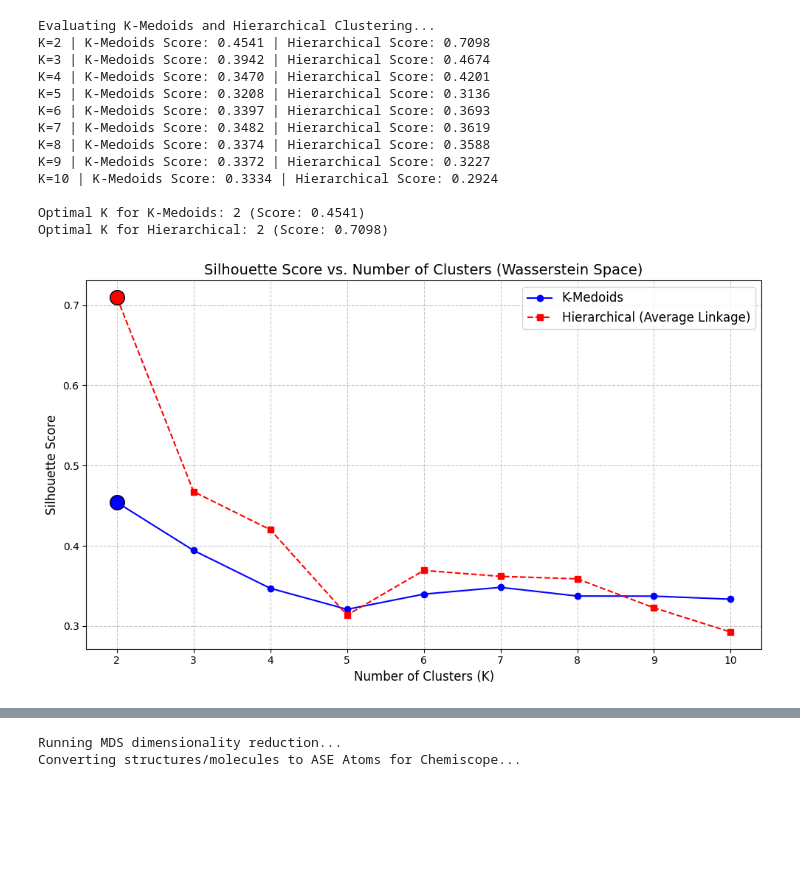
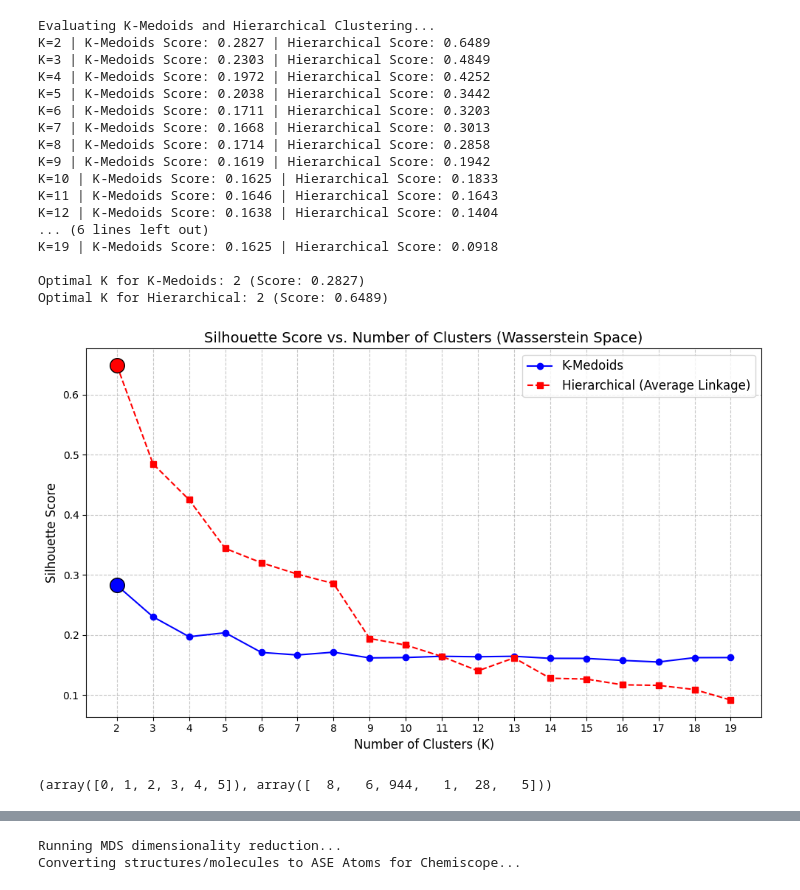
Before and after one commit to karlfindhansen/Non-Euclidean-Distances-in-Molecular-Representation, a Jupyter notebook: notebooks/QM9/evaluation/non_euclidean/wasserstein/eval_wasserstein.ipynb, the cells around one changed output, grey strips where cells are left out. Cells and saved outputs as stored; diff of their text form; code cells hidden in the pictures; blank space fills up the shorter version.

Commit message:
feat: generated clustering for all different combintations of methods

```diff
--- a/notebooks/QM9/evaluation/non_euclidean/wasserstein/eval_wasserstein.ipynb
+++ b/notebooks/QM9/evaluation/non_euclidean/wasserstein/eval_wasserstein.ipynb
@@ -21,9 +21,9 @@ from src.non_euclidean import Wasserstein
 from scripts.materials_project.euclidean_evaluation_pipeline import build_invariant_matrix, build_universal_matrix
 from src.helper_functions import create_chemiscope_viewer
 # %%
-qm9 = QM9Dataset(limit=1000, sampling_strategy="stratified", stratify_by=["num_atoms", "gap"])
+qm9 = QM9Dataset(limit=2500, sampling_strategy="stratified", stratify_by=["num_atoms", "gap"])
 df = qm9.load()
-frames = qm9.get_positions(invariant=False)
+frames = qm9.get_molecules(invariant=False)
 mol_ids = [frame.info['mol_id'] for frame in frames]
 df = df.filter(pl.col("mol_id").is_in(mol_ids))
 # %% [output]
@@ -43,4 +39,4 @@ df = df.filter(pl.col("mol_id").is_in(mol_ids))
 # %%
 wasserstein = Wasserstein()
-distance_matrix = wasserstein.distance_matrix(frames)
+distance_matrix = wasserstein.distance_matrix(frames, feature_type='invariant')
 # %% [output]
@@ -57,7 +53,7 @@ from sklearn.metrics import silhouette_score
 # distance_matrix = wasserstein.distance_matrix(frames)
 
 # Define the range of clusters you want to test (e.g., from 2 to 10)
-k_values = range(2, 11)
+k_values = range(2, 20)
 
 kmedoids_scores = []
 hierarchical_scores = []
@@ -84,47 +80,54 @@ for k in k_values:
 
 # Find the best K for each algorithm
 best_k_kmedoids = k_values[np.argmax(kmedoids_scores)]
 best_k_hierarchical = k_values[np.argmax(hierarchical_scores)]
 
 print(f"\nOptimal K for K-Medoids: {best_k_kmedoids} (Score: {max(kmedoids_scores):.4f})")
 print(f"Optimal K for Hierarchical: {best_k_hierarchical} (Score: {max(hierarchical_scores):.4f})")
 
 # --- Plot the Results ---
 plt.figure(figsize=(10, 6))
 
 plt.plot(k_values, kmedoids_scores, marker='o', linestyle='-', color='b', label='K-Medoids')
 plt.plot(k_values, hierarchical_scores, marker='s', linestyle='--', color='r', label='Hierarchical (Average Linkage)')
 
 # Mark the best points on the plot
 plt.scatter(best_k_kmedoids, max(kmedoids_scores), color='b', s=200, edgecolors='black', zorder=5)
 plt.scatter(best_k_hierarchical, max(hierarchical_scores), color='r', s=200, edgecolors='black', zorder=5)
 
 plt.title('Silhouette Score vs. Number of Clusters (Wasserstein Space)', fontsize=14)
 plt.xlabel('Number of Clusters (K)', fontsize=12)
 plt.ylabel('Silhouette Score', fontsize=12)
 plt.xticks(k_values)
 plt.legend(fontsize=12)
 plt.grid(True, linestyle='--', alpha=0.7)
 plt.tight_layout()
 
 plt.show()
 # %% [output]
 Evaluating K-Medoids and Hierarchical Clustering...
-K=2 | K-Medoids Score: 0.4541 | Hierarchical Score: 0.7098
-K=3 | K-Medoids Score: 0.3942 | Hierarchical Score: 0.4674
-K=4 | K-Medoids Score: 0.3470 | Hierarchical Score: 0.4201
-K=5 | K-Medoids Score: 0.3208 | Hierarchical Score: 0.3136
-K=6 | K-Medoids Score: 0.3397 | Hierarchical Score: 0.3693
-K=7 | K-Medoids Score: 0.3482 | Hierarchical Score: 0.3619
-K=8 | K-Medoids Score: 0.3374 | Hierarchical Score: 0.3588
-K=9 | K-Medoids Score: 0.3372 | Hierarchical Score: 0.3227
-K=10 | K-Medoids Score: 0.3334 | Hierarchical Score: 0.2924
+K=2 | K-Medoids Score: 0.2827 | Hierarchical Score: 0.6489
+K=3 | K-Medoids Score: 0.2303 | Hierarchical Score: 0.4849
+K=4 | K-Medoids Score: 0.1972 | Hierarchical Score: 0.4252
+K=5 | K-Medoids Score: 0.2038 | Hierarchical Score: 0.3442
+K=6 | K-Medoids Score: 0.1711 | Hierarchical Score: 0.3203
+K=7 | K-Medoids Score: 0.1668 | Hierarchical Score: 0.3013
+K=8 | K-Medoids Score: 0.1714 | Hierarchical Score: 0.2858
+K=9 | K-Medoids Score: 0.1619 | Hierarchical Score: 0.1942
+K=10 | K-Medoids Score: 0.1625 | Hierarchical Score: 0.1833
+K=11 | K-Medoids Score: 0.1646 | Hierarchical Score: 0.1643
+K=12 | K-Medoids Score: 0.1638 | Hierarchical Score: 0.1404
+... (6 lines left out)
+K=19 | K-Medoids Score: 0.1625 | Hierarchical Score: 0.0918
 
-Optimal K for K-Medoids: 2 (Score: 0.4541)
-Optimal K for Hierarchical: 2 (Score: 0.7098)
+Optimal K for K-Medoids: 2 (Score: 0.2827)
+Optimal K for Hierarchical: 2 (Score: 0.6489)
-[figure, old version]
+[figure, new version]
 # %%
-agg = AgglomerativeClustering(n_clusters=6, metric='precomputed', linkage='average')
+agg = AgglomerativeClustering(n_clusters=5, metric='precomputed', linkage='average')
 labels = agg.fit_predict(distance_matrix)
+print(np.unique(labels, return_counts=True))
 df = df.with_columns(cluster_label=labels)
+# %% [output]
+(array([0, 1, 2, 3, 4, 5]), array([  8,   6, 944,   1,  28,   5]))
 # %%
```
Also changed, not shown: parts of 5 cells of this notebook, 19 other files.
